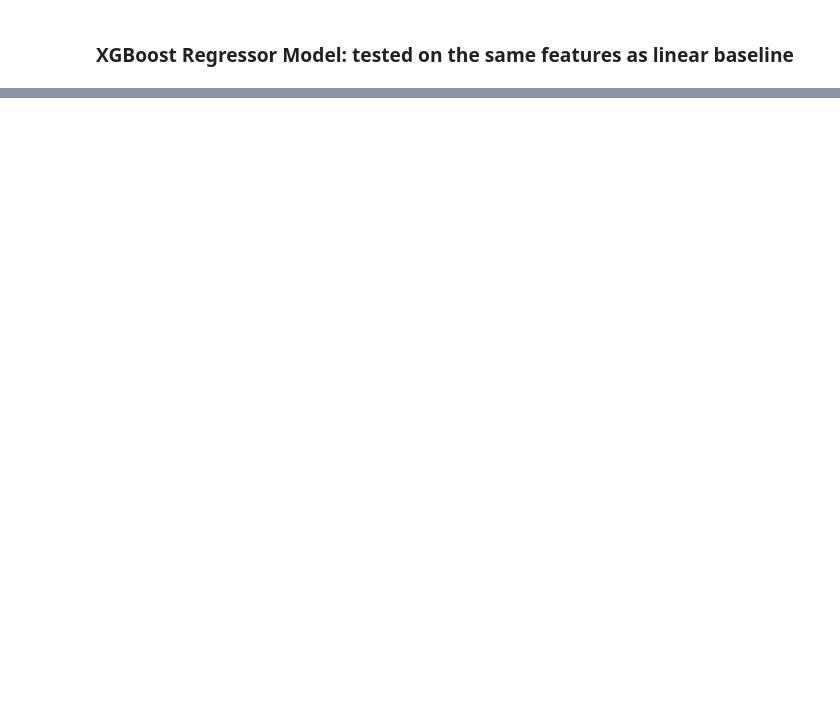
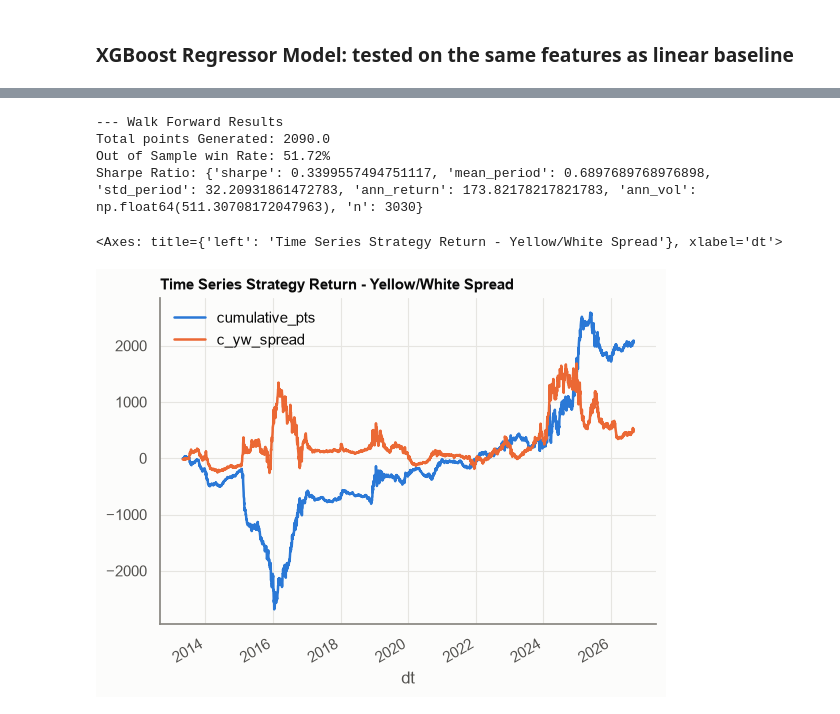
Before and after one commit to NicLabuschagne/asia-em-ags-research, a Jupyter notebook: notebooks/ml_testing.ipynb, the cells around one changed output, grey strips where cells are left out. Saved outputs shown, nothing was run; the diff lists cells and outputs as text; code cells hidden in the pictures; blank space fills up the shorter version.

```diff
--- a/notebooks/ml_testing.ipynb
+++ b/notebooks/ml_testing.ipynb
@@ -408,0 +667,21 @@ Sharpe Ratio: {'sharpe': 0.6542733849091079, 'mean_period': 1.2773700305810398,
+# %%
+# Logistic Regresson Results
+clf = ts.dropna(subset=["clf_pred", "clf_proba"]).copy()
+clf["signal"] = np.where(clf["clf_pred"] == 1, 1, -1)
+clf["clf_return"] = clf["signal"] * clf["yw_spread_chg"]
+clf["cumulative_pts"] = clf["clf_return"].cumsum()
+
+# Metrics
+win_rate = (clf["clf_return"] >0).mean()
+print(f"\n--- Walk Forward Results")
+print(f"Total points Generated: {clf["cumulative_pts"].iloc[-1]}")
+print(f"Out of Sample win Rate: {(win_rate * 100).round(2)}%")
+print(f"Sharpe Ratio: {ut.calculate_sharpe(clf, "clf_return")}")
+clf[["cumulative_pts", "c_yw_spread"]].plot(title="Time Series Strategy Return - Yellow/White Spread")
+# %% [output]
+--- Walk Forward Results
+Total points Generated: 2090.0
+Out of Sample win Rate: 51.72%
+Sharpe Ratio: {'sharpe': 0.3399557494751117, 'mean_period': 0.6897689768976898, 'std_period': 32.20931861472783, 'ann_return': 173.82178217821783, 'ann_vol': np.float64(511.30708172047963), 'n': 3030}
+<Axes: title={'left': 'Time Series Strategy Return - Yellow/White Spread'}, xlabel='dt'>
+[figure, added]
```
Also changed, not shown: parts of 26 cells of this notebook, 1 other file.
